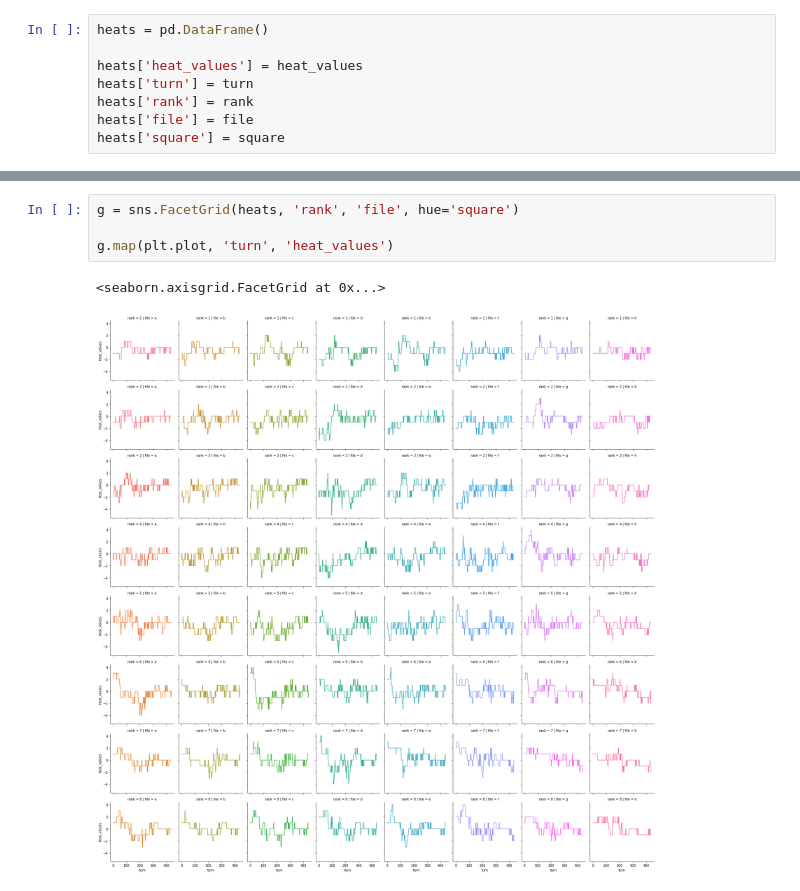
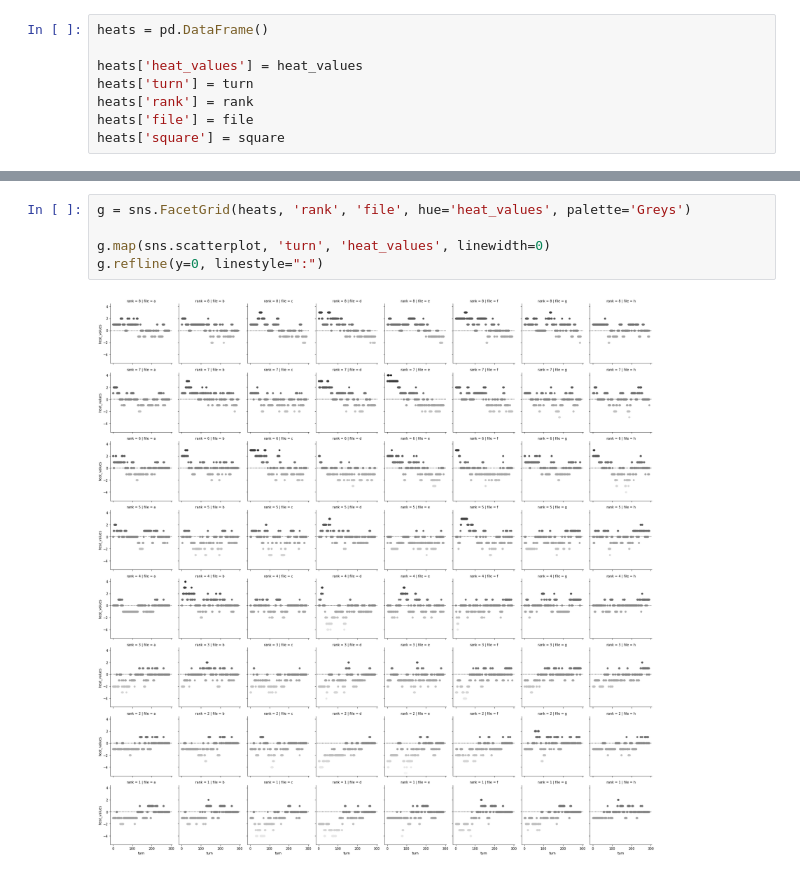
Before and after one commit to PGComai/pandas-chess, a Jupyter notebook: chess bot 2.ipynb, the cells around one changed output, grey strips where cells are left out. Saved outputs shown, nothing was run; the diff lists cells and outputs as text.

```diff
--- a/chess bot 2.ipynb
+++ b/chess bot 2.ipynb
@@ -962,7 +963,7 @@ heats
 # %%
-g = sns.FacetGrid(heats, 'rank', 'file', hue='square')
+g = sns.FacetGrid(heats, 'rank', 'file', hue='heat_values', palette='Greys')
 
-g.map(plt.plot, 'turn', 'heat_values')
+g.map(sns.scatterplot, 'turn', 'heat_values', linewidth=0)
+g.refline(y=0, linestyle=":")
 # %% [output]
-<seaborn.axisgrid.FacetGrid at 0x...>
-[figure, old version]
+[figure, new version]
```
Also changed, not shown: parts of 4 cells of this notebook.
